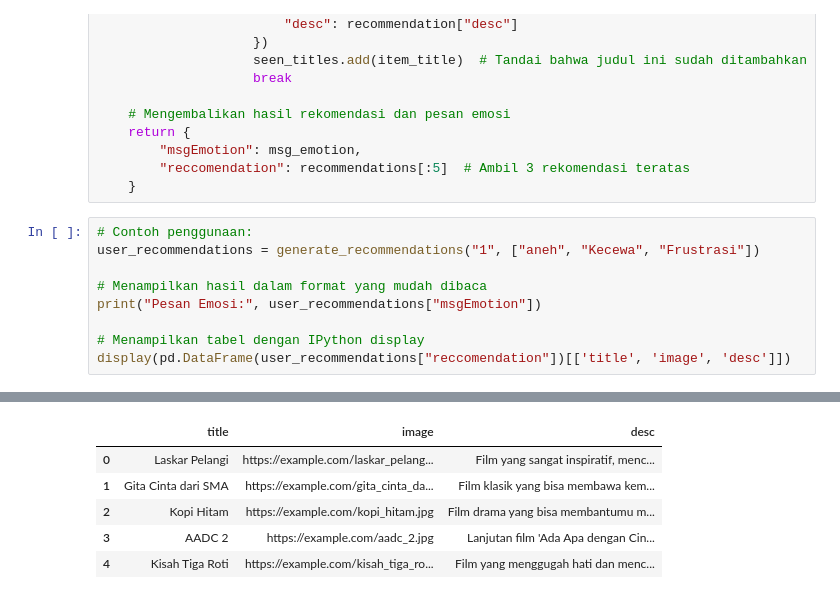
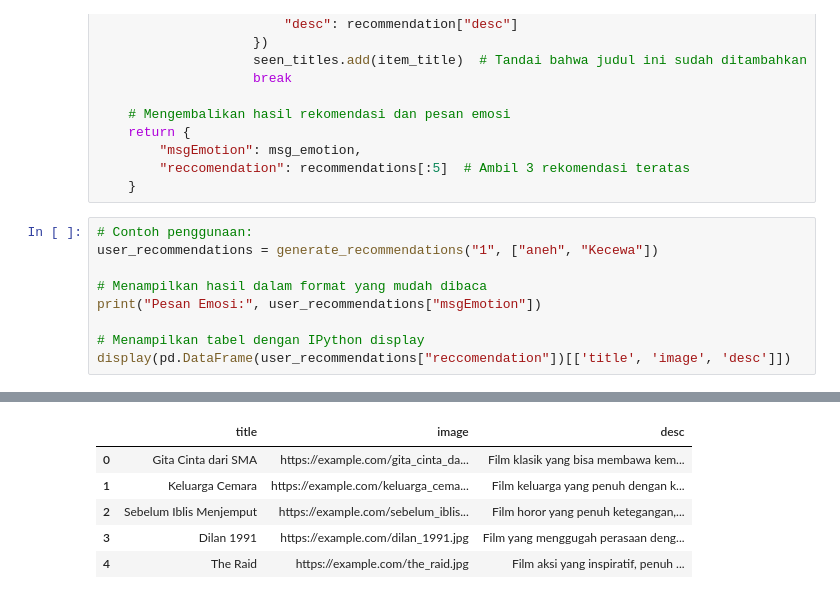
Before and after one commit to rabbitdev1/SoulBabble, a Jupyter notebook: Phase 2/Machine Learning/models/NCF/train_data.ipynb, the cells around one changed output, grey strips where cells are left out. Cells and saved outputs as stored; diff of their text form.

```diff
--- a/Phase 2/Machine Learning/models/NCF/train_data.ipynb
+++ b/Phase 2/Machine Learning/models/NCF/train_data.ipynb
@@ -250,7 +250,7 @@ def generate_recommendations(user_id, emotion_dominant):
     }
 # %%
 # Contoh penggunaan:
-user_recommendations = generate_recommendations("1", ["aneh", "Kecewa", "Frustrasi"])
+user_recommendations = generate_recommendations("1", ["aneh", "Kecewa"])
 
 # Menampilkan hasil dalam format yang mudah dibaca
 print("Pesan Emosi:", user_recommendations["msgEmotion"])
@@ -262,7 +262,7 @@ display(pd.DataFrame(user_recommendations["reccomendation"])[['title', 'image',
 Pesan Emosi: Kamu merasa ada sesuatu yang aneh atau tidak biasa.
 |  | title | image | desc |
-| 0 | Laskar Pelangi | https://example.com/laskar_pelang... | Film yang sangat inspiratif, menc... |
-| 1 | Gita Cinta dari SMA | https://example.com/gita_cinta_da... | Film klasik yang bisa membawa kem... |
-| 2 | Kopi Hitam | https://example.com/kopi_hitam.jpg | Film drama yang bisa membantumu m... |
-| 3 | AADC 2 | https://example.com/aadc_2.jpg | Lanjutan film 'Ada Apa dengan Cin... |
-| 4 | Kisah Tiga Roti | https://example.com/kisah_tiga_ro... | Film yang menggugah hati dan menc... |
+| 0 | Gita Cinta dari SMA | https://example.com/gita_cinta_da... | Film klasik yang bisa membawa kem... |
+| 1 | Keluarga Cemara | https://example.com/keluarga_cema... | Film keluarga yang penuh dengan k... |
+| 2 | Sebelum Iblis Menjemput | https://example.com/sebelum_iblis... | Film horor yang penuh ketegangan,... |
+| 3 | Dilan 1991 | https://example.com/dilan_1991.jpg | Film yang menggugah perasaan deng... |
+| 4 | The Raid | https://example.com/the_raid.jpg | Film aksi yang inspiratif, penuh ... |
```
Also changed, not shown: parts of 4 cells of this notebook, 45 other files.
